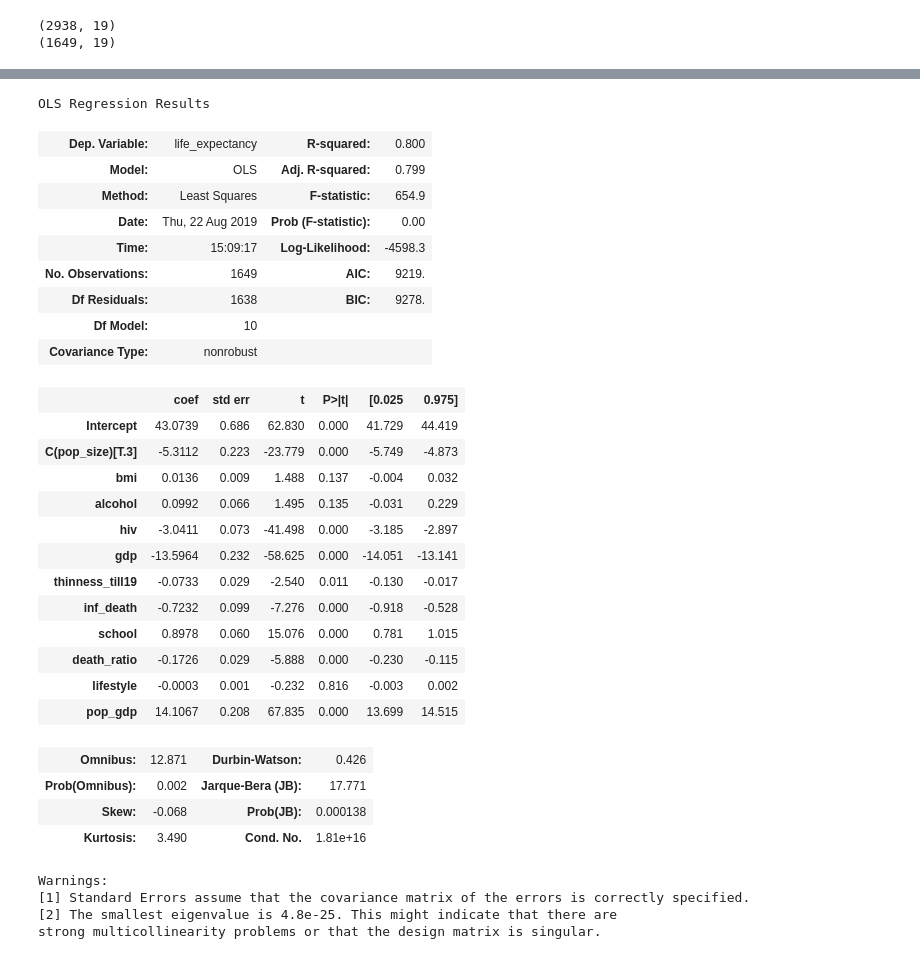
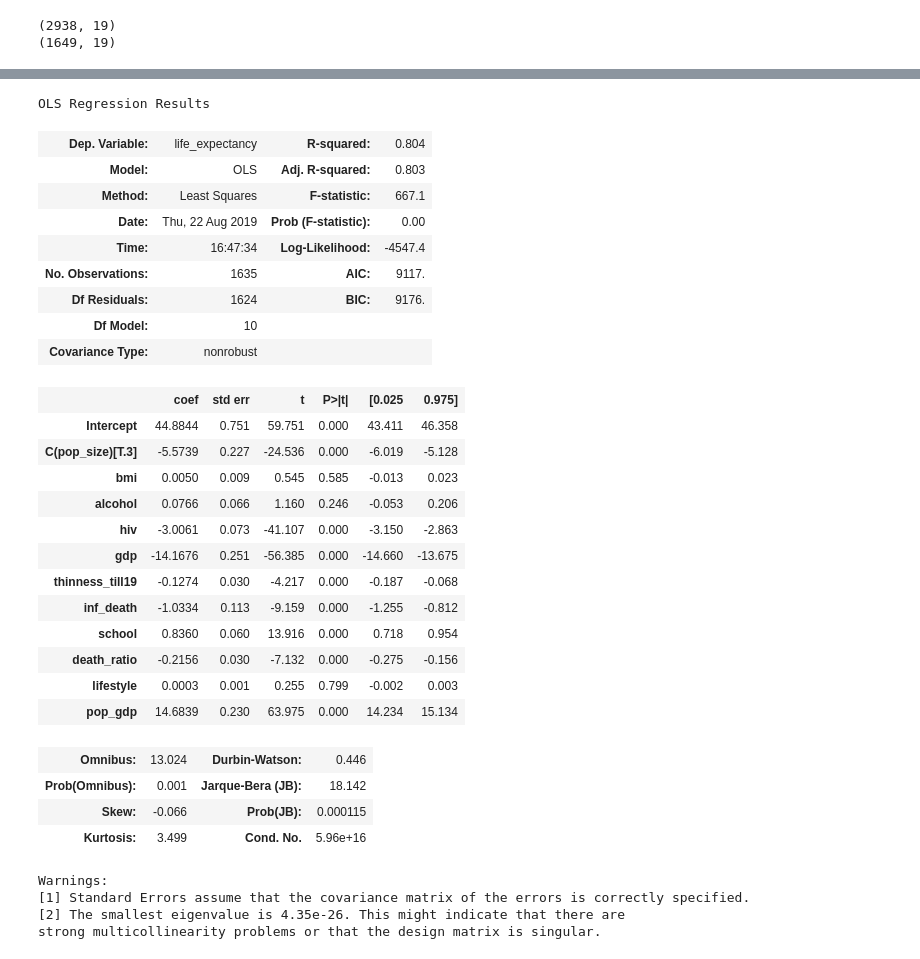
Before and after one commit to DaggerForce/Life_Expectancy_Project, a Jupyter notebook: life_expectancy.ipynb, the cells around one changed output, grey strips where cells are left out. Cells and saved outputs as stored; diff of their text form; code cells hidden in the pictures.

```diff
--- a/life_expectancy.ipynb
+++ b/life_expectancy.ipynb
@@ -216,0 +225,8 @@ new_df.death_ratio = new_df['death_ratio'].apply(np.sqrt)
+# %%
+# remove outliers and check the amount of data that we left
+new_df = new_df[new_df.gdp > 1.25]
+new_df = new_df[new_df.thinness_till19 < 25]
+new_df = new_df[new_df.lifestyle < 995]
+
+get_pairs(new_df, depended, features, 3, 'paired_after_liers')
+new_df.shape
@@ -217,36 +239,36 @@ new_df.death_ratio = new_df['death_ratio'].apply(np.sqrt)
 # %%
 # first model to test our feature's significance
-lr_model = ols(formula='life_expectancy~bmi+alcohol+hiv+gdp+thinness_till19+inf_death+C(pop_size)+school+death_ratio+lifestyle+pop_gdp', data=new_df).fit()
-lr_model.summary()
+lr_model_init = ols(formula='life_expectancy~bmi+alcohol+hiv+gdp+thinness_till19+inf_death+C(pop_size)+school+death_ratio+lifestyle+pop_gdp', data=new_df).fit()
+lr_model_init.summary()
 # %% [output]
 OLS Regression Results
-| Dep. Variable: | life_expectancy | R-squared: | 0.800 |
-| Model: | OLS | Adj. R-squared: | 0.799 |
-| Method: | Least Squares | F-statistic: | 654.9 |
+| Dep. Variable: | life_expectancy | R-squared: | 0.804 |
+| Model: | OLS | Adj. R-squared: | 0.803 |
+| Method: | Least Squares | F-statistic: | 667.1 |
 | Date: | Thu, 22 Aug 2019 | Prob (F-statistic): | 0.00 |
-| Time: | 15:09:17 | Log-Likelihood: | -4598.3 |
-| No. Observations: | 1649 | AIC: | 9219. |
-| Df Residuals: | 1638 | BIC: | 9278. |
+| Time: | 16:47:34 | Log-Likelihood: | -4547.4 |
+| No. Observations: | 1635 | AIC: | 9117. |
+| Df Residuals: | 1624 | BIC: | 9176. |
 | Df Model: | 10 |  |  |
 | Covariance Type: | nonrobust |  |  |
 |  | coef | std err | t | P>|t| | [0.025 | 0.975] |
-| Intercept | 43.0739 | 0.686 | 62.830 | 0.000 | 41.729 | 44.419 |
-| C(pop_size)[T.3] | -5.3112 | 0.223 | -23.779 | 0.000 | -5.749 | -4.873 |
-| bmi | 0.0136 | 0.009 | 1.488 | 0.137 | -0.004 | 0.032 |
-| alcohol | 0.0992 | 0.066 | 1.495 | 0.135 | -0.031 | 0.229 |
-| hiv | -3.0411 | 0.073 | -41.498 | 0.000 | -3.185 | -2.897 |
-| gdp | -13.5964 | 0.232 | -58.625 | 0.000 | -14.051 | -13.141 |
-| thinness_till19 | -0.0733 | 0.029 | -2.540 | 0.011 | -0.130 | -0.017 |
-| inf_death | -0.7232 | 0.099 | -7.276 | 0.000 | -0.918 | -0.528 |
-| school | 0.8978 | 0.060 | 15.076 | 0.000 | 0.781 | 1.015 |
-| death_ratio | -0.1726 | 0.029 | -5.888 | 0.000 | -0.230 | -0.115 |
-| lifestyle | -0.0003 | 0.001 | -0.232 | 0.816 | -0.003 | 0.002 |
-| pop_gdp | 14.1067 | 0.208 | 67.835 | 0.000 | 13.699 | 14.515 |
+| Intercept | 44.8844 | 0.751 | 59.751 | 0.000 | 43.411 | 46.358 |
+| C(pop_size)[T.3] | -5.5739 | 0.227 | -24.536 | 0.000 | -6.019 | -5.128 |
+| bmi | 0.0050 | 0.009 | 0.545 | 0.585 | -0.013 | 0.023 |
+| alcohol | 0.0766 | 0.066 | 1.160 | 0.246 | -0.053 | 0.206 |
+| hiv | -3.0061 | 0.073 | -41.107 | 0.000 | -3.150 | -2.863 |
+| gdp | -14.1676 | 0.251 | -56.385 | 0.000 | -14.660 | -13.675 |
+| thinness_till19 | -0.1274 | 0.030 | -4.217 | 0.000 | -0.187 | -0.068 |
+| inf_death | -1.0334 | 0.113 | -9.159 | 0.000 | -1.255 | -0.812 |
+| school | 0.8360 | 0.060 | 13.916 | 0.000 | 0.718 | 0.954 |
+| death_ratio | -0.2156 | 0.030 | -7.132 | 0.000 | -0.275 | -0.156 |
+| lifestyle | 0.0003 | 0.001 | 0.255 | 0.799 | -0.002 | 0.003 |
+| pop_gdp | 14.6839 | 0.230 | 63.975 | 0.000 | 14.234 | 15.134 |
-| Omnibus: | 12.871 | Durbin-Watson: | 0.426 |
-| Prob(Omnibus): | 0.002 | Jarque-Bera (JB): | 17.771 |
-| Skew: | -0.068 | Prob(JB): | 0.000138 |
-| Kurtosis: | 3.490 | Cond. No. | 1.81e+16 |
+| Omnibus: | 13.024 | Durbin-Watson: | 0.446 |
+| Prob(Omnibus): | 0.001 | Jarque-Bera (JB): | 18.142 |
+| Skew: | -0.066 | Prob(JB): | 0.000115 |
+| Kurtosis: | 3.499 | Cond. No. | 5.96e+16 |
 Warnings:
 [1] Standard Errors assume that the covariance matrix of the errors is correctly specified.
-[2] The smallest eigenvalue is 4.8e-25. This might indicate that there are
+[2] The smallest eigenvalue is 4.35e-26. This might indicate that there are
 strong multicollinearity problems or that the design matrix is singular.
```
Also changed, not shown: parts of 19 cells of this notebook, 10 other files.
